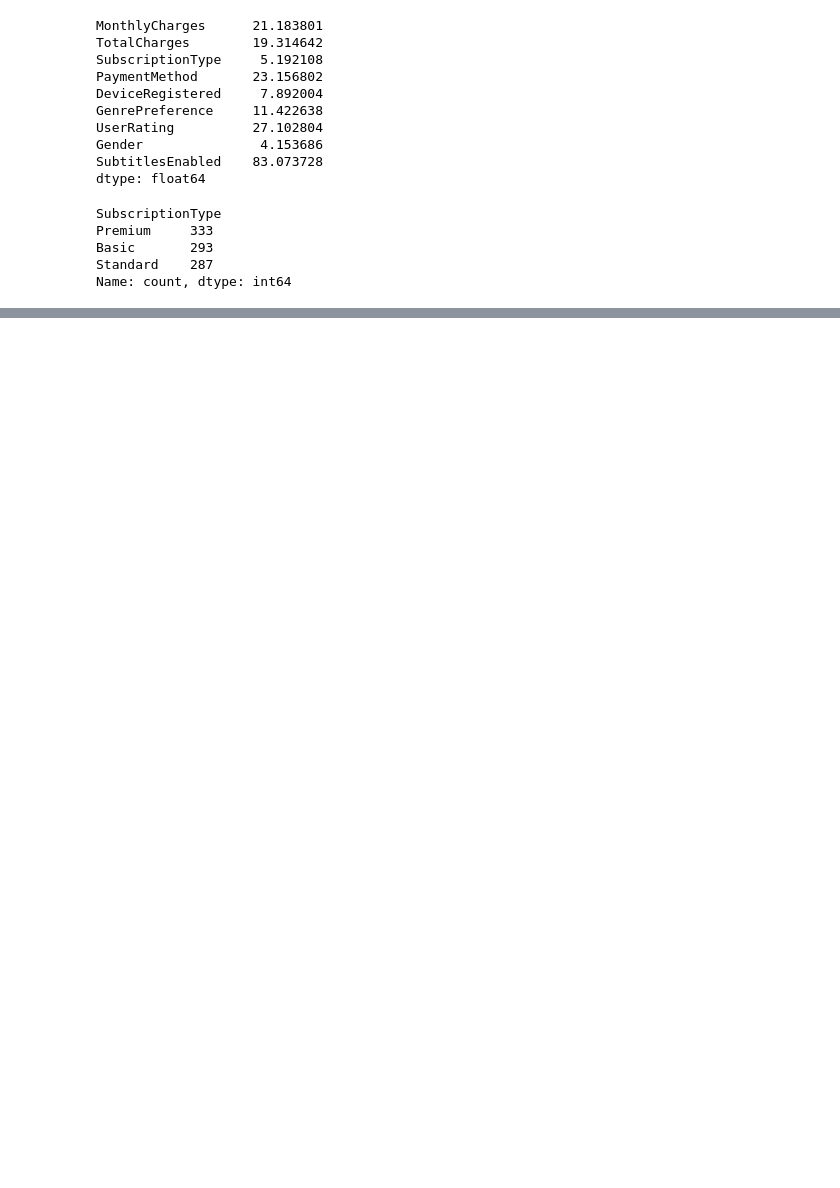
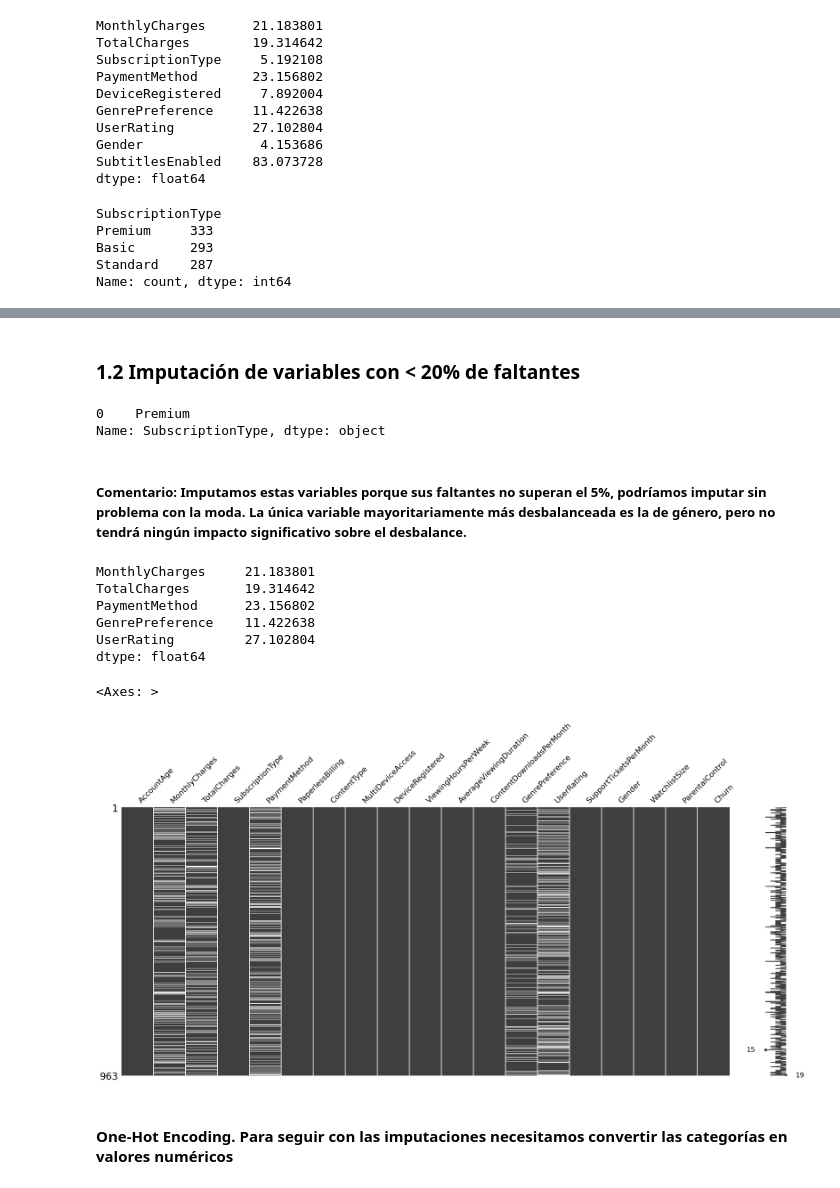
Before and after one commit to Rdorta08/ML_PowerBI, a Jupyter notebook: src/notebook.ipynb, the cells around one changed output, grey strips where cells are left out. Saved outputs shown, nothing was run; the diff lists cells and outputs as text; code cells hidden in the pictures; blank space fills up the shorter version.

```diff
--- a/src/notebook.ipynb
+++ b/src/notebook.ipynb
@@ -84,0 +160,30 @@ df.drop(['SubtitlesEnabled'], axis=1, inplace=True)
+# %% [markdown]
+### 1.2 Imputación de variables con < 20% de faltantes
+# %%
+df["SubscriptionType"].mode()
+# %% [output]
+0    Premium
+Name: SubscriptionType, dtype: object
+# %% [markdown]
+##### Comentario: Imputamos estas variables porque sus faltantes no superan el 5%, podríamos imputar sin problema con la moda. La única variable mayoritariamente más desbalanceada es la de género, pero no tendrá ningún impacto significativo sobre el desbalance.
+# %%
+# Imputación con moda
+df["SubscriptionType"] = df["SubscriptionType"].fillna(df["SubscriptionType"].mode()[0])
+df["DeviceRegistered"] = df["DeviceRegistered"].fillna(df["DeviceRegistered"].mode()[0])
+df["Gender"] = df["Gender"].fillna(df["Gender"].mode()[0])
+# %%
+faltantes_2 = df.isna().mean()*100
+faltantes_2[faltantes_2>0]
+# %% [output]
+MonthlyCharges     21.183801
+TotalCharges       19.314642
+PaymentMethod      23.156802
+GenrePreference    11.422638
+UserRating         27.102804
+dtype: float64
+# %%
+# Visualizamos los valores faltantes como una matriz
+msno.matrix(df)
+# %% [output]
+<Axes: >
+[figure, added]
@@ -84,0 +193,2 @@ df.drop(['SubtitlesEnabled'], axis=1, inplace=True)
+# %% [markdown]
+#### One-Hot Encoding. Para seguir con las imputaciones necesitamos convertir las categorías en valores numéricos
```
Also changed, not shown: parts of 12 cells of this notebook.
